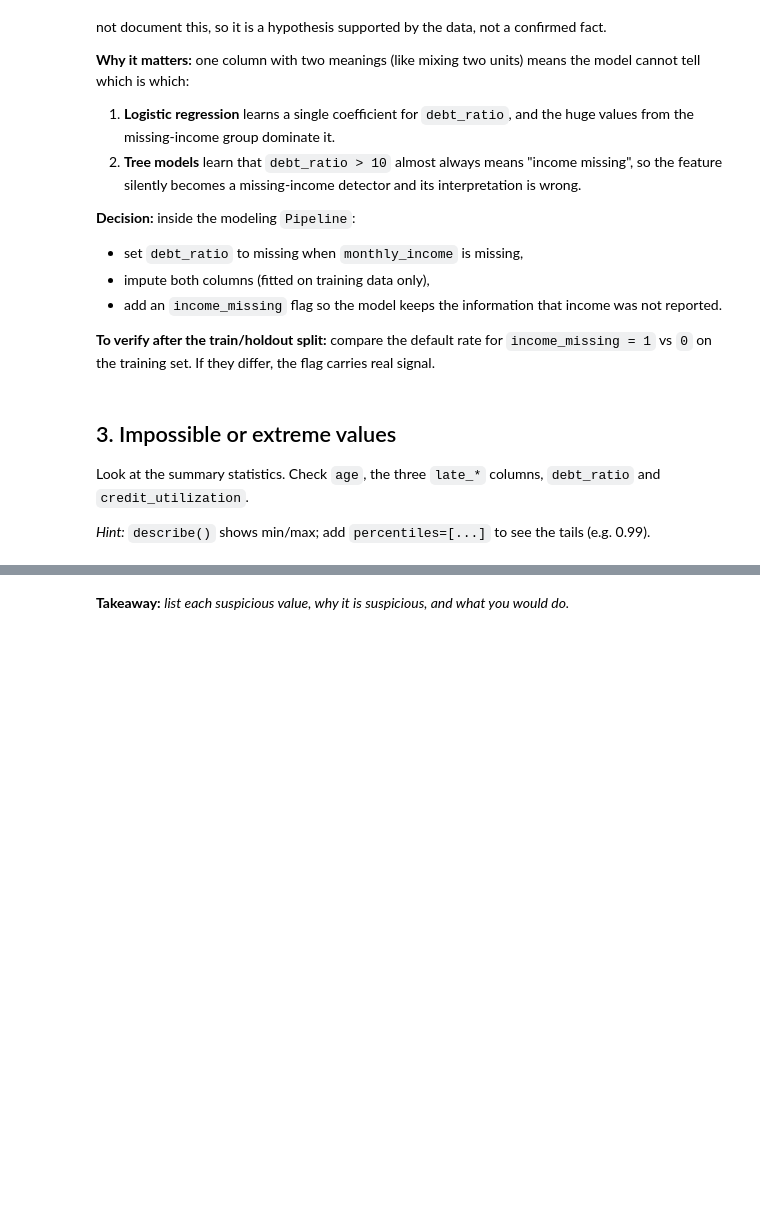
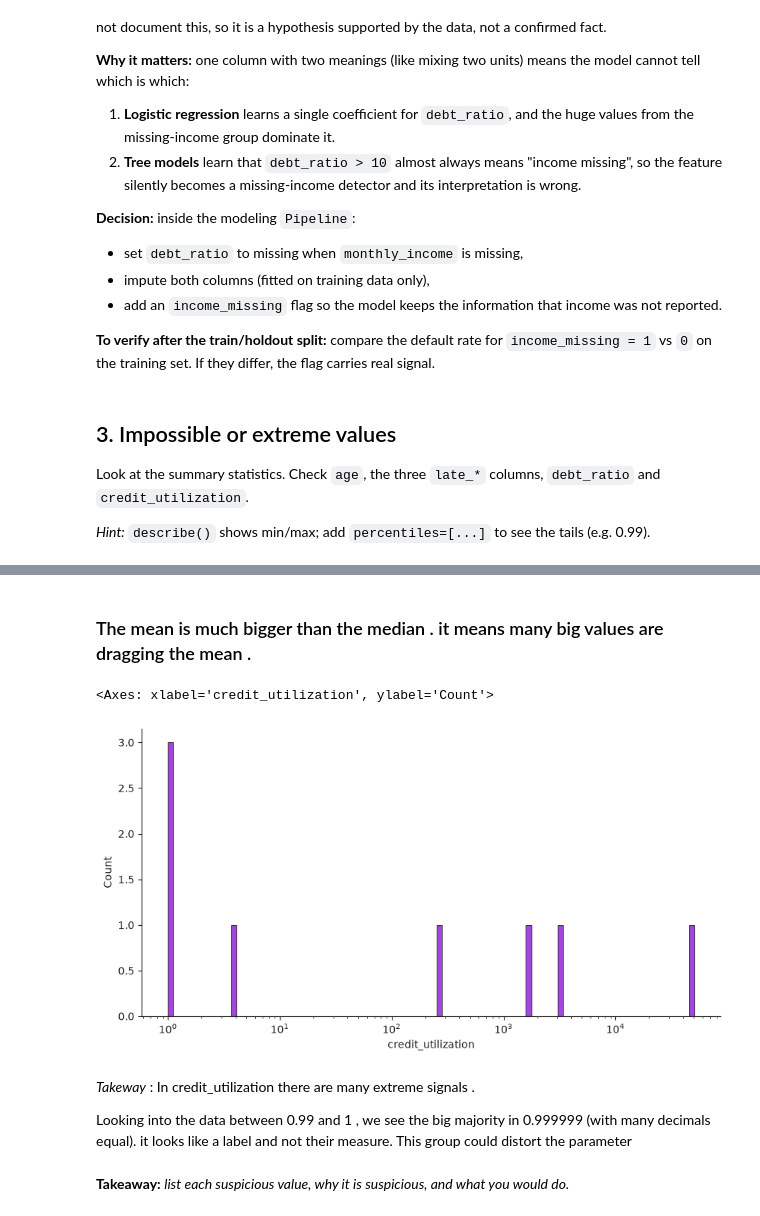
Before and after one commit to victorhrls/credit-risk, a Jupyter notebook: notebooks/01_eda.ipynb, the cells around one changed output, grey strips where cells are left out. Saved outputs shown, nothing was run; the diff lists cells and outputs as text; code cells hidden in the pictures; blank space fills up the shorter version.

```diff
--- a/notebooks/01_eda.ipynb
+++ b/notebooks/01_eda.ipynb
@@ -181,0 +272,9 @@ Look at the summary statistics. Check `age`, the three `late_*` columns, `debt_r
+# %%
+# Values > 1
+above_1 = df['credit_utilization']>1
+above_1.sum()
+
+# The balance is bigger than credit limit
+
+# Someone over limit could be defaulting. What is more real are people up to 2.
+# Values 10+ are very unlikely , means owning 10 times the limit , and banks block the account way before.
@@ -181,0 +287,3 @@ Look at the summary statistics. Check `age`, the three `late_*` columns, `debt_r
+# %%
+above = df.loc[above_1,'credit_utilization'].describe(percentiles =[0.01,0.5,0.99,0.999])
+above
@@ -182,2 +301,13 @@ Look at the summary statistics. Check `age`, the three `late_*` columns, `debt_r
+# %% [markdown]
+### The mean is much bigger than the median . it means many big values are dragging the mean .
+# %%
+sns.histplot(above,log_scale=True , bins=100)
+# %% [output]
+<Axes: xlabel='credit_utilization', ylabel='Count'>
+[figure, added]
+# %% [markdown]
+*Takeway* : In credit_utilization there are many extreme signals .
+
+Looking into the data between 0.99 and 1 , we see the big majority in 0.999999 (with many decimals equal). it looks like a label and not their measure. This group could distort the parameter
 # %% [markdown]
 **Takeaway:** _list each suspicious value, why it is suspicious, and what you would do._
```
Also changed, not shown: parts of 12 cells of this notebook.
